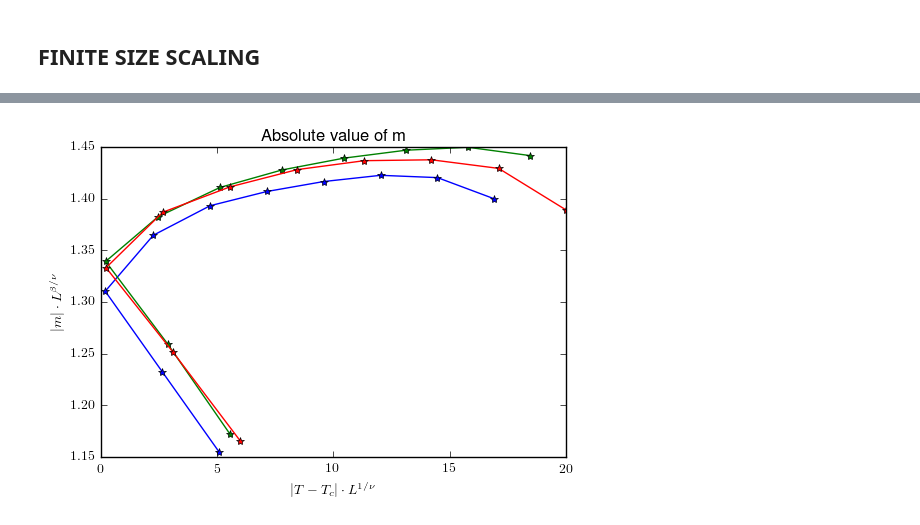
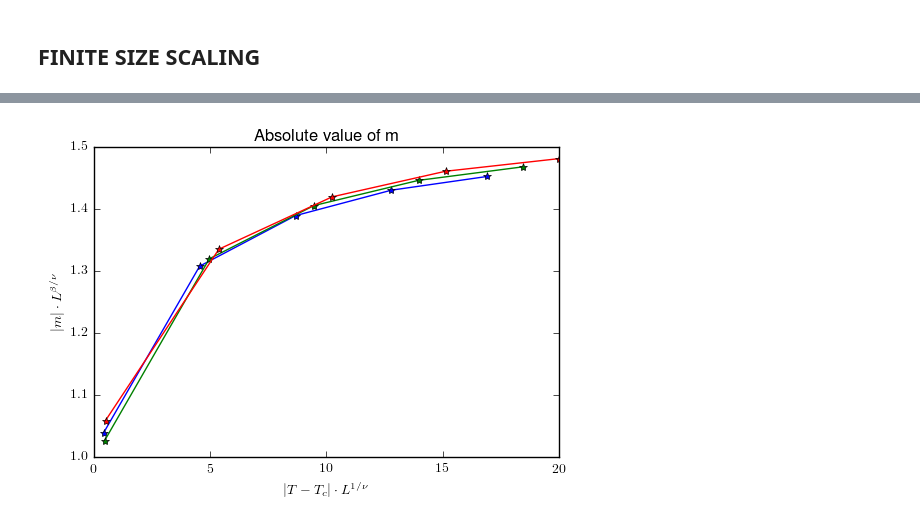
Before and after one commit to DromaninCM/PAS-IPython-notebooks, a Jupyter notebook: homework-4-pas-krzakala.ipynb, the cells around one changed output, grey strips where cells are left out. Saved outputs shown, nothing was run; the diff lists cells and outputs as text; code cells hidden in the pictures.

```diff
--- a/homework-4-pas-krzakala.ipynb
+++ b/homework-4-pas-krzakala.ipynb
@@ -729,15 +768,15 @@ def Data(L,T, nsteps=2**10,therm=2*8):
 
     for j in xrange(len(L)):
         print j
-        ising = lattice(L[j], T[0])#, config='ordered') # good if T[0] small
+        ising = lattice(L[j], T[0])
         for i in xrange(len(T)):
-            # Use as starting configuration the one of the previous temperature
-            # in this way less thermalization steps are needed if the two temperature
-            # are close
+            # Use as starting configuration the one of the previous
+            # temperature, in this way less thermalization steps
+            # are needed if the two temperatures are close
             ising.beta = 1./T[i]
 
             ising.wolff(therm) # thermalization
-            ising.reset_observables
+            ising.reset_observables()
             ising.wolff(nsteps)
 
             ising.compute_observables()
@@ -770,6 +817,7 @@ def ERR(L, T, D, obs = 'g', vv = 1, TTc = 2.0/(np.log(1+np.sqrt(2))), beta = 1./
 # %%
-def sff_plot(L, T, D, obs = 'g', vv = 1, TTc = 2.0/(np.log(1+np.sqrt(2))), beta = 1./8.):
-    # plot data using exponents nu and beta and critical temperature.
+def sff_plot(L, T, D, obs = 'g', vv = 1, TTc = 2.0/(np.log(1+np.sqrt(2))),\
+             beta = 1./8.):
+    # plot data using exponents nu, beta and critical temperature.
     if obs == 'g':
         for i in xrange(len(L)):
             plt.rc('text', usetex=True)
@@ -780,7 +828,7 @@ def sff_plot(L, T, D, obs = 'g', vv = 1, TTc = 2.0/(np.log(1+np.sqrt(2))), beta
     elif obs == 'm_abs':
         for i in xrange(len(L)):
             plt.rc('text', usetex=True)
-            plt.plot(abs(T-TTc)*L[i]**(1.0/vv), D[i]*(L[i])**(beta/vv),'*-' )
+            plt.plot(abs(T-TTc)*L[i]**(1.0/vv), D[i]*(L[i])**(beta/vv),'*-')
             plt.title("Absolute value of m")
             plt.xlabel(r"$|T-T_c|\cdot L^{1/\nu}$")
             plt.ylabel(r"$|m|\cdot L^{\beta/\nu}$")
@@ -814,0 +857,8 @@ D_g, D_m = Data(L, T, nsteps = 200, therm = 20)
+# %%
+# we don't take too much different sizes because of how
+# ERR function works: we don't want to waste computation
+# on a large part of domain that will be cut
+
+L = np.array([24, 26, 28])
+T = np.linspace(1.5, 2.4, 12)
+D_g, D_m = Data(L, T, nsteps = 300, therm = 30)
@@ -848,5 +923,6 @@ sff_plot(L,T,D_g,obs='g')
 # %%
 # magnetization
-sff_plot(L,T,D_m,obs='m_abs',vv=1,TTc=2.0/(np.log(1+np.sqrt(2))),beta=1./8.)
+sff_plot(L,T,D_m,obs='m_abs',vv=1,TTc=2.0/(np.log(1+np.sqrt(2))),\
+         beta=1./8.)
 # %% [output]
-[figure, old version]
+[figure, new version]
```
Also changed, not shown: parts of 52 cells of this notebook.
